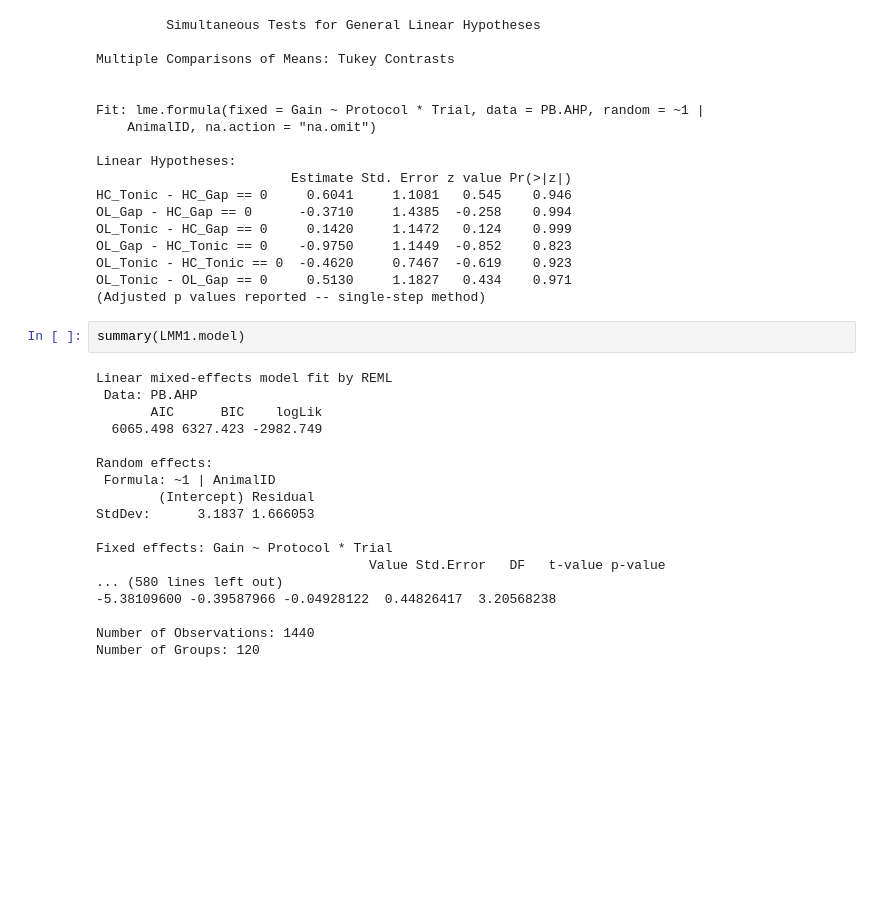
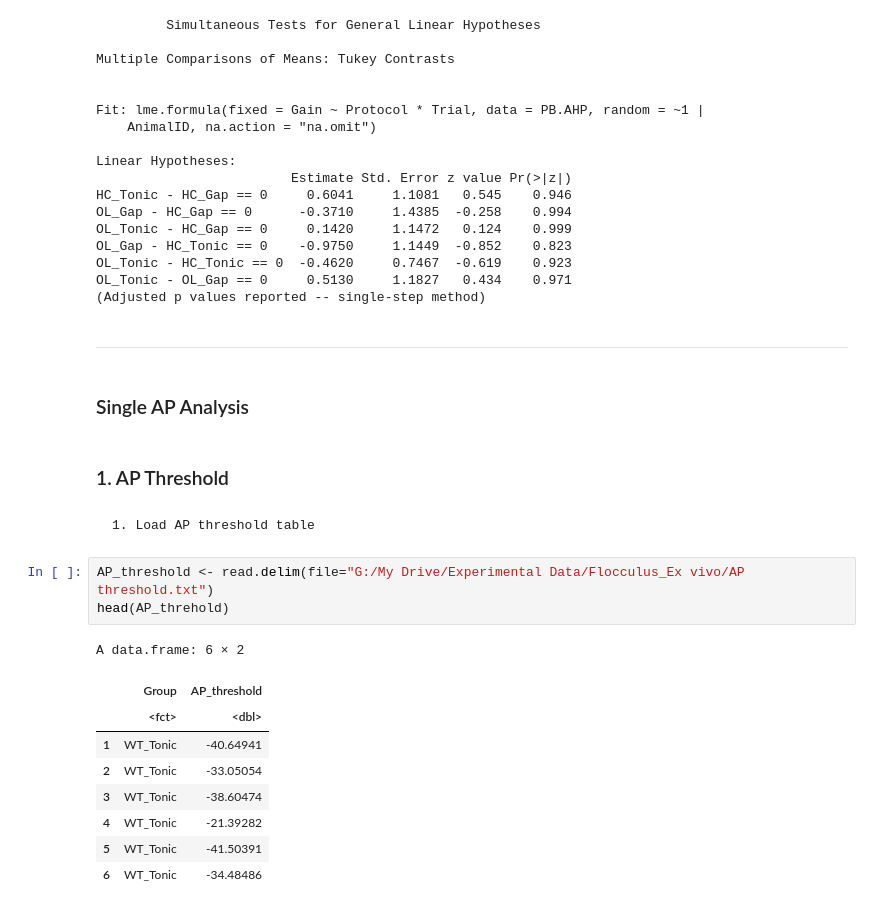
Before and after one commit to parkgilbong/Jupyter_notebook, a Jupyter notebook: Digital Labnote for IE Project.ipynb, the cells around one changed output. Drawn from its saved outputs; the diff is of its cells as text; blank space fills up the shorter version.

```diff
--- a/Digital Labnote for IE Project.ipynb
+++ b/Digital Labnote for IE Project.ipynb
@@ -198,23 +219,24 @@ OL_Gap - HC_Tonic == 0    -0.9750     1.1449  -0.852    0.823
 OL_Tonic - HC_Tonic == 0  -0.4620     0.7467  -0.619    0.923
 OL_Tonic - OL_Gap == 0     0.5130     1.1827   0.434    0.971
 (Adjusted p values reported -- single-step method)
-# %%
-summary(LMM1.model)
-# %% [output]
-Linear mixed-effects model fit by REML
- Data: PB.AHP
-       AIC      BIC    logLik
-  6065.498 6327.423 -2982.749
-
-Random effects:
- Formula: ~1 | AnimalID
-        (Intercept) Residual
-StdDev:      3.1837 1.666053
-
-Fixed effects: Gain ~ Protocol * Trial
-                                   Value Std.Error   DF   t-value p-value
-... (580 lines left out)
--5.38109600 -0.39587966 -0.04928122  0.44826417  3.20568238
-
-Number of Observations: 1440
-Number of Groups: 120
+# %% [markdown]
+-------------------------
+# %% [markdown]
+### Single AP Analysis
+# %% [markdown]
+### 1. AP Threshold
+# %% [markdown]
+    1. Load AP threshold table
+# %%
+AP_threshold <- read.delim(file="G:/My Drive/Experimental Data/Flocculus_Ex vivo/AP threshold.txt")
+head(AP_threhold)
+# %% [output]
+A data.frame: 6 × 2
+|  | Group | AP_threshold |
+|  | <fct> | <dbl> |
+| 1 | WT_Tonic | -40.64941 |
+| 2 | WT_Tonic | -33.05054 |
+| 3 | WT_Tonic | -38.60474 |
+| 4 | WT_Tonic | -21.39282 |
+| 5 | WT_Tonic | -41.50391 |
+| 6 | WT_Tonic | -34.48486 |
```
Also changed, not shown: parts of 15 cells of this notebook.
